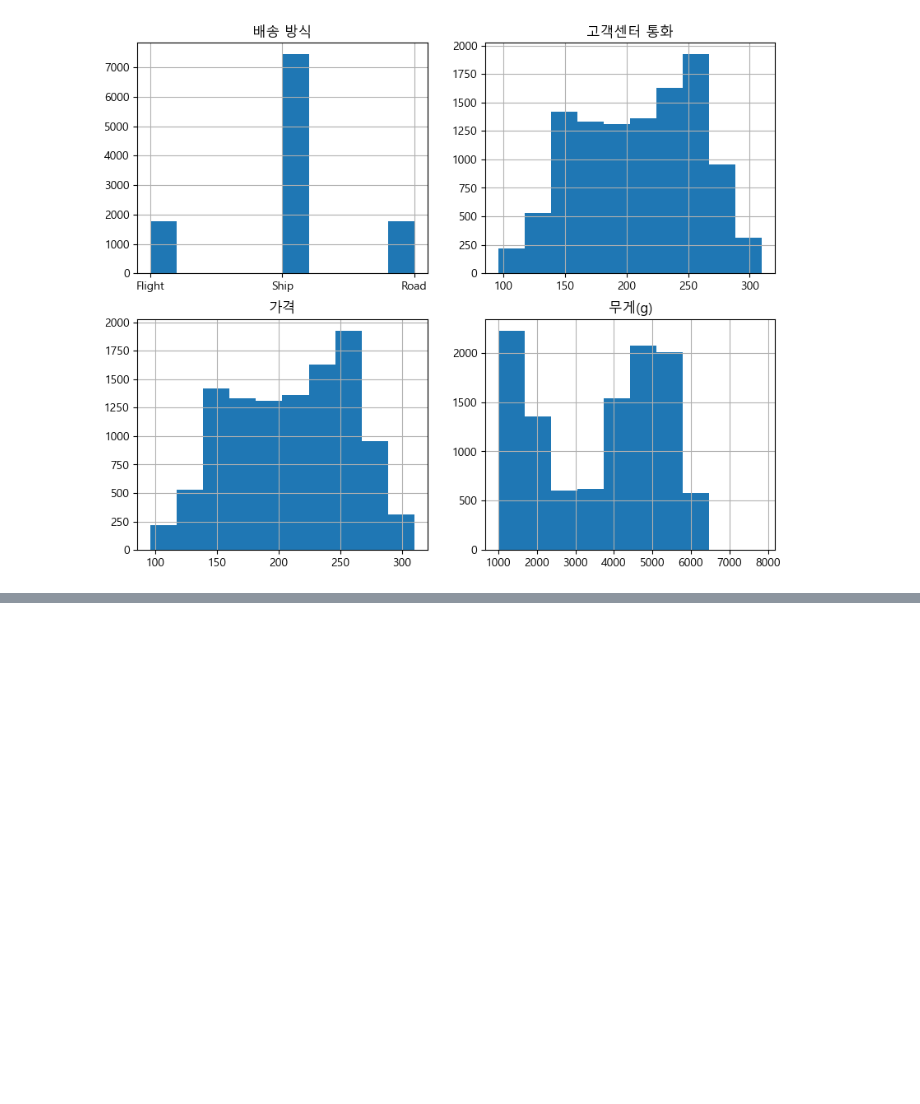
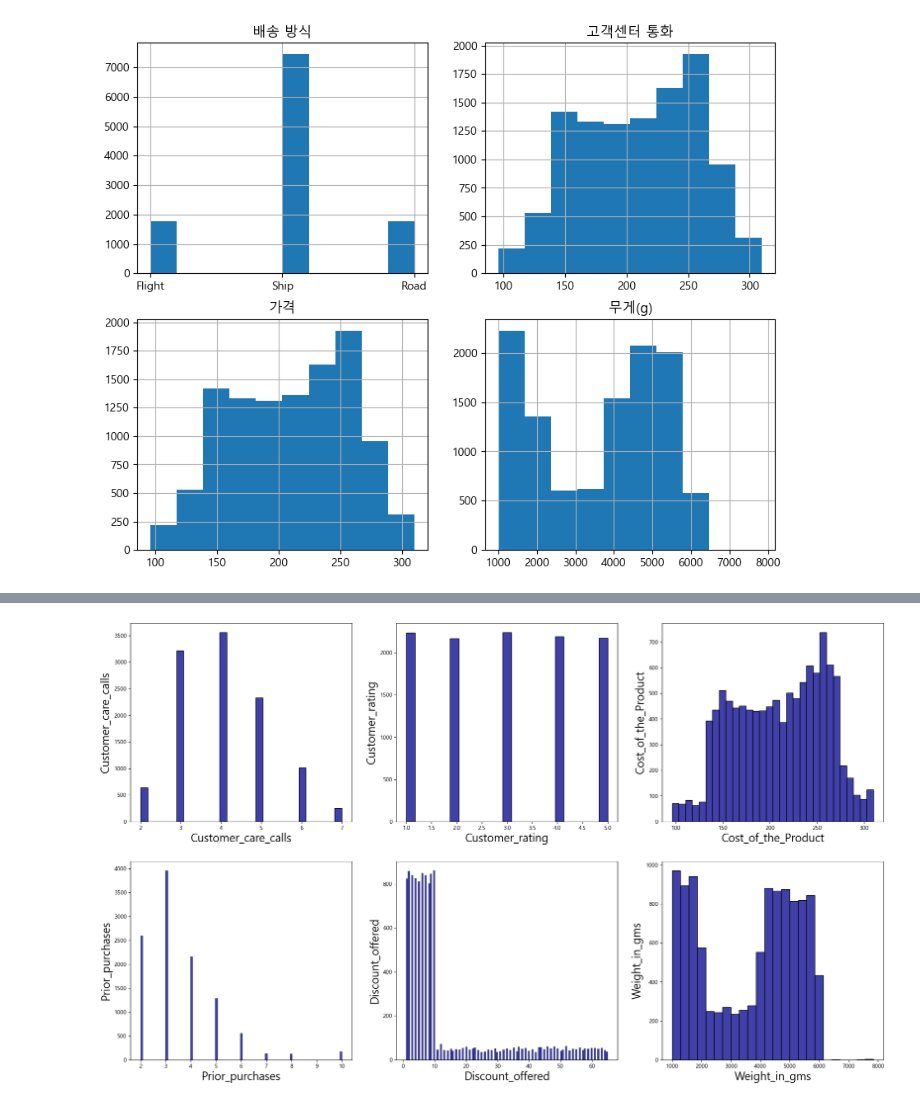
Before and after one commit to daebeobkim/python-bigdata, a Jupyter notebook: EDA/머신러닝/프로젝트 준비.ipynb, the cells around one changed output, grey strips where cells are left out. Drawn from its saved outputs; the diff is of its cells as text; code cells hidden in the pictures; blank space fills up the shorter version.

```diff
--- a/EDA/머신러닝/프로젝트 준비.ipynb
+++ b/EDA/머신러닝/프로젝트 준비.ipynb
@@ -75,0 +84,13 @@ ValueError: Buffer has wrong number of dimensions (expected 1, got 2)
+# %%
+dfnum = test.drop(columns = ['Warehouse_block', 'Mode_of_Shipment',
+                                  'Product_importance', 'Gender',
+                                  'Reached.on.Time_Y.N'])
+fig,ax= plt.subplots(ncols=3,nrows=2,figsize=(24,14))
+for variable, subplot in zip(dfnum.columns,ax.flatten()):
+    distdetails = sns.histplot(x = dfnum[variable], color = 'darkblue', ax=subplot,)
+    distdetails.set_xlabel(variable, fontsize = 20)
+    distdetails.set_ylabel(variable, fontsize = 20)
+
+plt.show()
+# %% [output]
+[figure, added]
```
Also changed, not shown: parts of 3 cells of this notebook.
